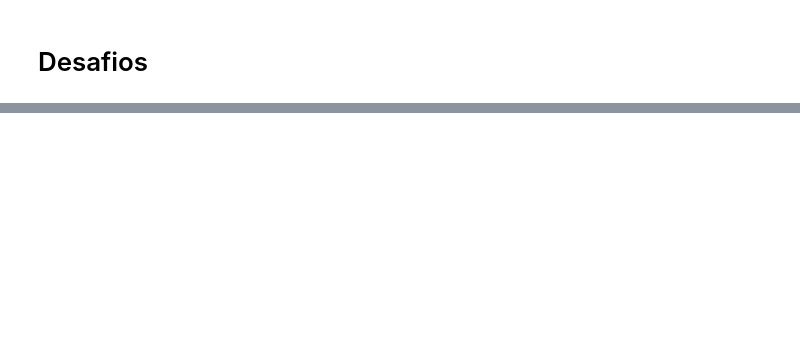
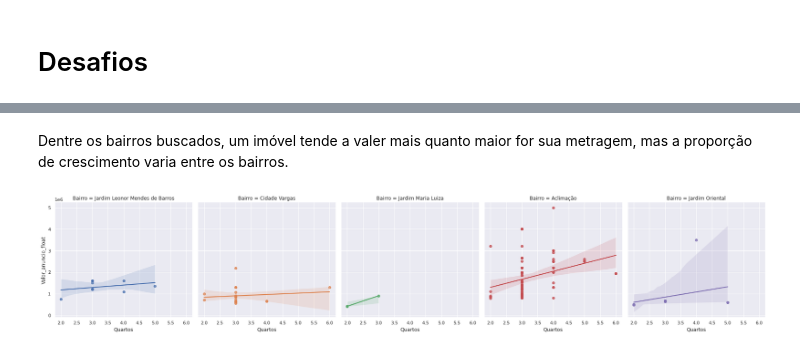
Before and after one commit to Tathy/Pesquisa-Imoveis-SP, a Jupyter notebook: Pesquisa_de_imóveis_em_São_Paulo_Imersão_Dados_Alura.ipynb, the cells around one changed output, grey strips where cells are left out. Drawn from its saved outputs; the diff is of its cells as text; code cells hidden in the pictures; blank space fills up the shorter version.

```diff
--- a/Pesquisa_de_imóveis_em_São_Paulo_Imersão_Dados_Alura.ipynb
+++ b/Pesquisa_de_imóveis_em_São_Paulo_Imersão_Dados_Alura.ipynb
@@ -596,0 +680,6 @@ plt.show()
+# %% [markdown]
+Dentre os bairros buscados, um imóvel tende a valer mais quanto maior for sua metragem, mas a proporção de crescimento varia entre os bairros.
+# %%
+ax5 = sns.lmplot(data = dados_vendas[filtro_busca], x = "Quartos", y = "Valor_anuncio_float", hue="Bairro", col = "Bairro")
+# %% [output]
+[figure, added]
```
Also changed, not shown: parts of 28 cells of this notebook.
